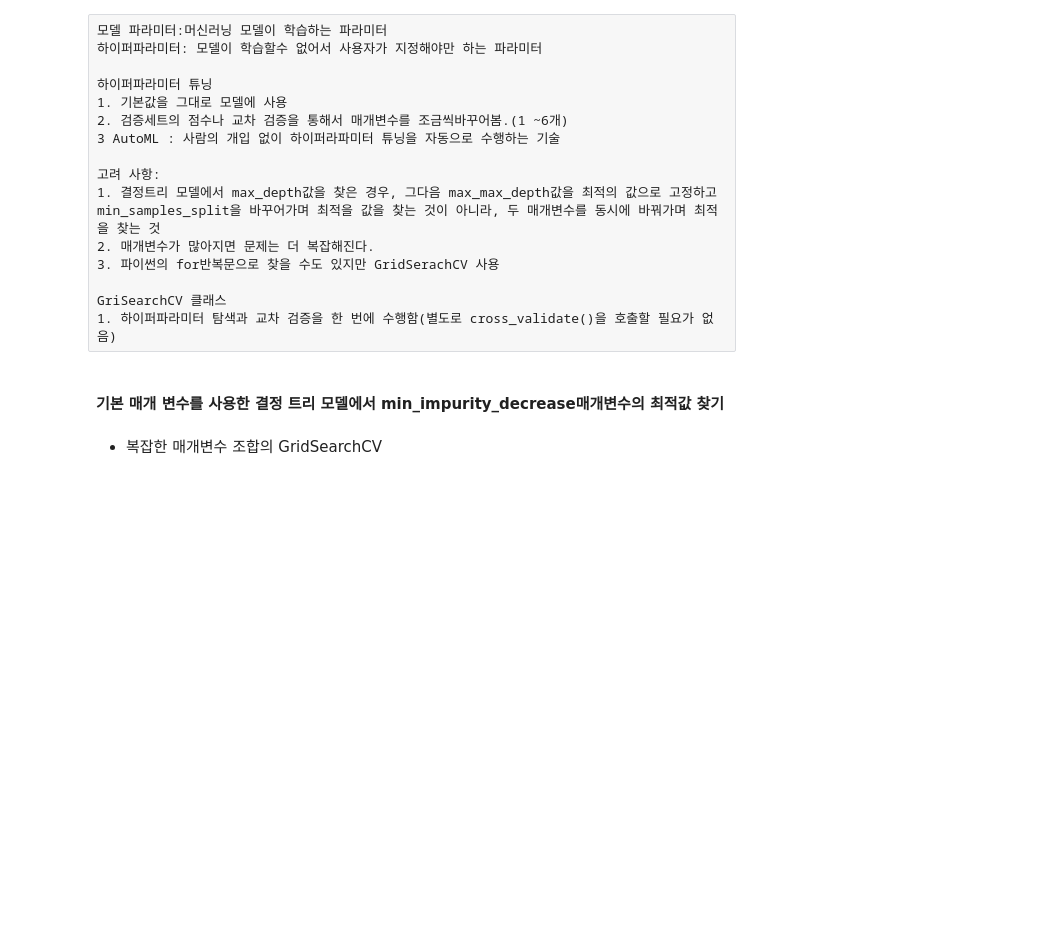
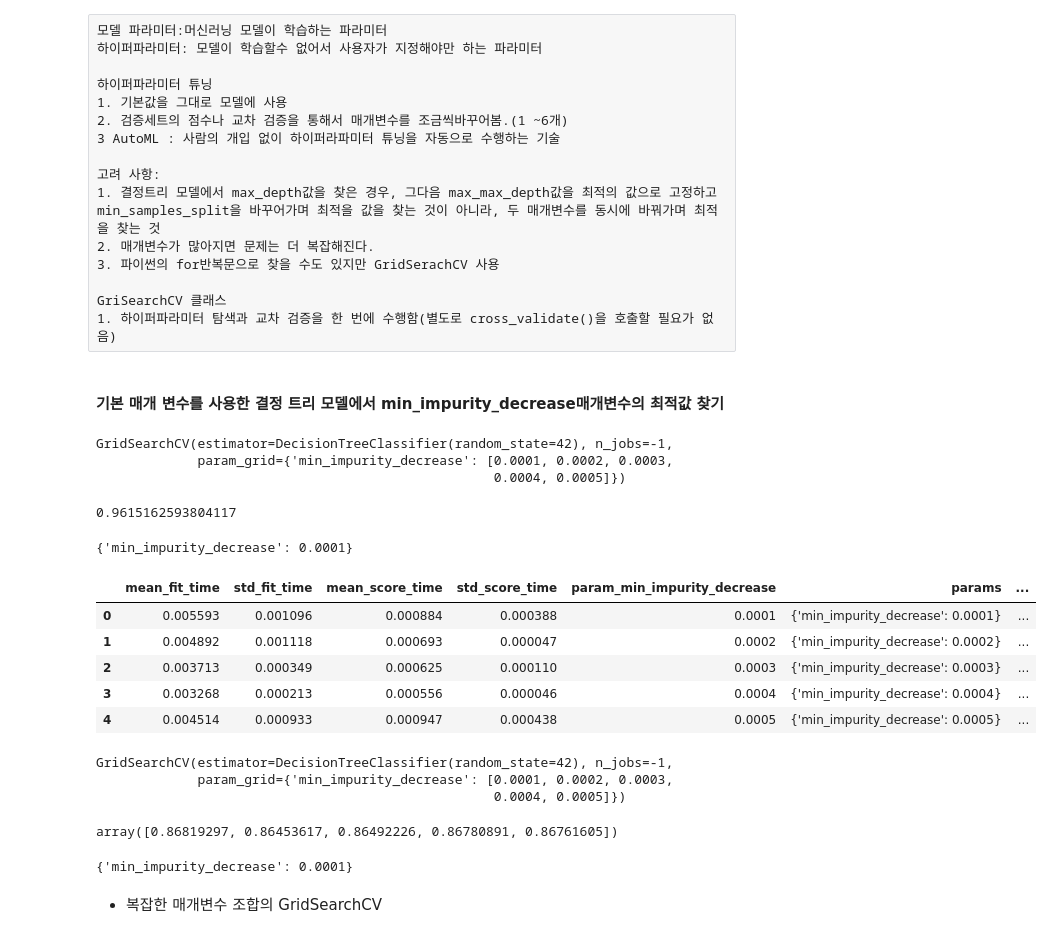
Before and after one commit to journnie/01_machine_learning, a Jupyter notebook: 300.Classification/330.0 결정트리 튜닝을 위한교차검증과그리드서치.ipynb, the cells around one changed output. Cells and saved outputs as stored; diff of their text form; code cells hidden in the pictures; blank space fills up the shorter version.

```diff
--- a/300.Classification/330.0 결정트리 튜닝을 위한교차검증과그리드서치.ipynb
+++ b/300.Classification/330.0 결정트리 튜닝을 위한교차검증과그리드서치.ipynb
@@ -2,7 +2,7 @@
 # 결정트리 튜닝을 위한 교차 검증과 그리드 서치
 # %%
 import pandas as pd
-wine = pd.read_csv('./wine.csv')
+wine = pd.read_csv('data/wine.csv')
 
 # 클래스 열을 타겟으로 사용하고 나머지 열은 특성 배열에 저장
 
@@ -64,13 +83,49 @@ gs = GridSearchCV(DecisionTreeClassifier(random_state=42), params, n_jobs=-1)
 # n_jobs= 병렬 실행에 사용할 CPU 코어 수(기본값 1, 모든 코어 사용: -1)
 
 gs.fit(X_train, y_train)
+# %% [output]
+GridSearchCV(estimator=DecisionTreeClassifier(random_state=42), n_jobs=-1,
+             param_grid={'min_impurity_decrease': [0.0001, 0.0002, 0.0003,
+                                                   0.0004, 0.0005]})
+# %%
+best_dt = gs.best_estimator_
+best_dt.score(X_train,y_train)
+# best_dt
+# %% [output]
+0.9615162593804117
 # %%
 # best_params_
+gs.best_params_
+# %% [output]
+{'min_impurity_decrease': 0.0001}
+# %%
+pd.DataFrame(gs.cv_results_) ## cv=5 이므로 split0,1,2,3,4.  ### split0,1,2,3,4 를 더한 값 : mean_test_score => rank_test_score로 등수 표현
+# %% [output]
+|  | mean_fit_time | std_fit_time | mean_score_time | std_score_time | param_min_impurity_decrease | params | ... |
+| 0 | 0.005593 | 0.001096 | 0.000884 | 0.000388 | 0.0001 | {'min_impurity_decrease': 0.0001} | ... |
+| 1 | 0.004892 | 0.001118 | 0.000693 | 0.000047 | 0.0002 | {'min_impurity_decrease': 0.0002} | ... |
+| 2 | 0.003713 | 0.000349 | 0.000625 | 0.000110 | 0.0003 | {'min_impurity_decrease': 0.0003} | ... |
+| 3 | 0.003268 | 0.000213 | 0.000556 | 0.000046 | 0.0004 | {'min_impurity_decrease': 0.0004} | ... |
+| 4 | 0.004514 | 0.000933 | 0.000947 | 0.000438 | 0.0005 | {'min_impurity_decrease': 0.0005} | ... |
 # %%
 #각 매개변수에서 사용한 교차 검증의 평균 점수
+gs
+# %% [output]
+GridSearchCV(estimator=DecisionTreeClassifier(random_state=42), n_jobs=-1,
+             param_grid={'min_impurity_decrease': [0.0001, 0.0002, 0.0003,
+                                                   0.0004, 0.0005]})
+# %%
+a= gs.cv_results_['mean_test_score']
+a
+# %% [output]
+array([0.86819297, 0.86453617, 0.86492226, 0.86780891, 0.86761605])
 # %%
 #np.argmax() - 가장 큰 값의 인덱스 추출
 # 위에서 구한 인덱스를 사용해 params 키에 저장된 매개변수 출력
+best_index = np.argmax(gs.cv_results_['mean_test_score'])
+gs.cv_results_['params'][best_index]
+# %% [output]
+{'min_impurity_decrease': 0.0001}
 # %% [markdown]
 * 복잡한 매개변수 조합의 GridSearchCV
 # %% [markdown]
```
Also changed, not shown: parts of 10 cells of this notebook, 13 other files.
